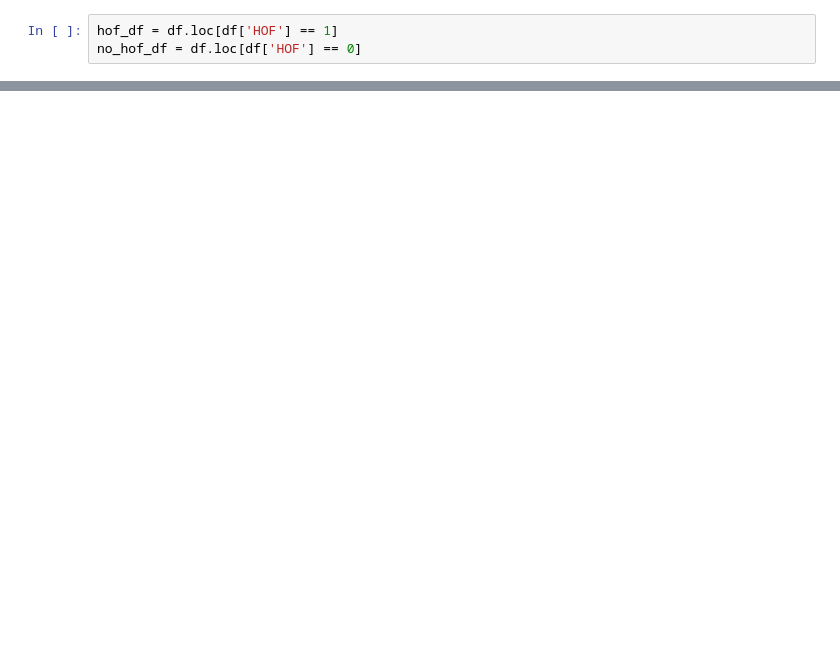
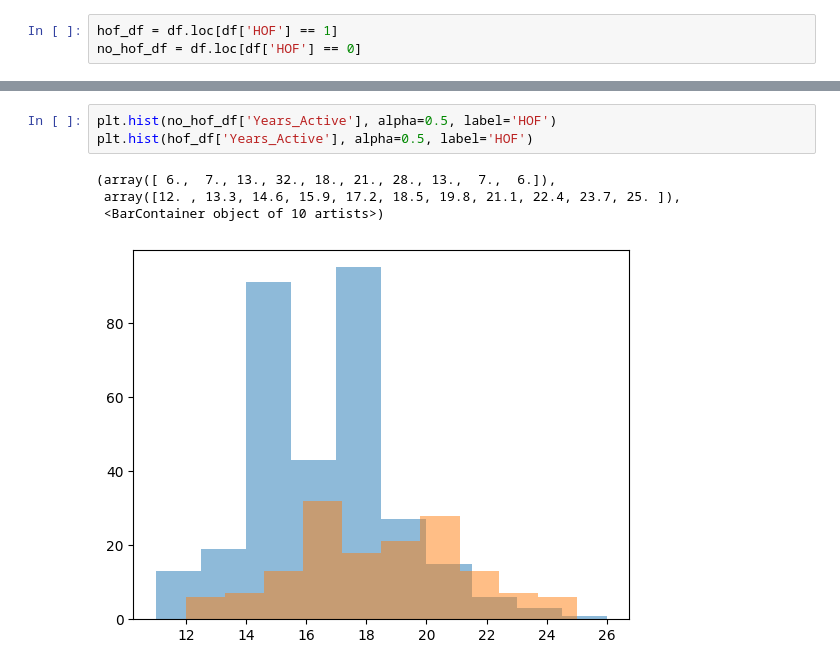
Before and after one commit to A-Peoples/DSRP_Project, a Jupyter notebook: Data_Science_Project_2025.ipynb, the cells around one changed output, grey strips where cells are left out. Saved outputs shown, nothing was run; the diff lists cells and outputs as text; blank space fills up the shorter version.

```diff
--- a/Data_Science_Project_2025.ipynb
+++ b/Data_Science_Project_2025.ipynb
@@ -54,3 +56,11 @@ Text(0.5, 1.0, 'Amount of Hits for Games')
+# %%
+plt.hist(no_hof_df['Years_Active'], alpha=0.5, label='HOF')
+plt.hist(hof_df['Years_Active'], alpha=0.5, label='HOF')
+# %% [output]
+(array([ 6.,  7., 13., 32., 18., 21., 28., 13.,  7.,  6.]),
+ array([12. , 13.3, 14.6, 15.9, 17.2, 18.5, 19.8, 21.1, 22.4, 23.7, 25. ]),
+ <BarContainer object of 10 artists>)
+[figure, added]
 # %%
 strike_df  = df.sort_values(by="Strikeouts", ascending=False)
 
```
Also changed, not shown: parts of 4 cells of this notebook.
